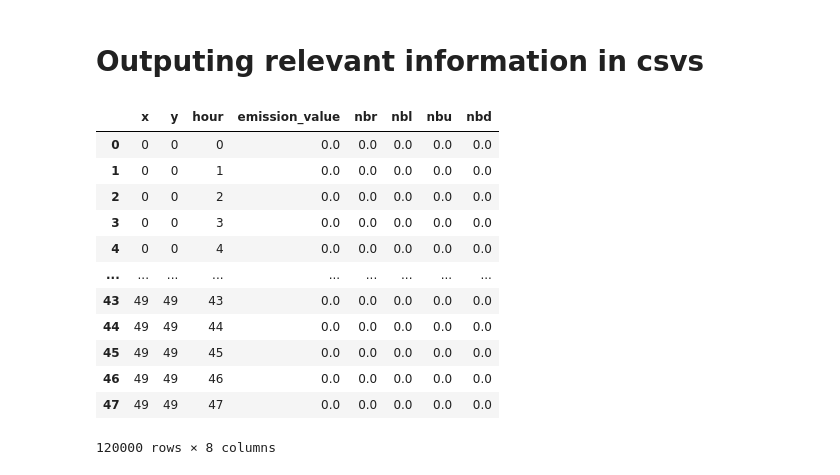
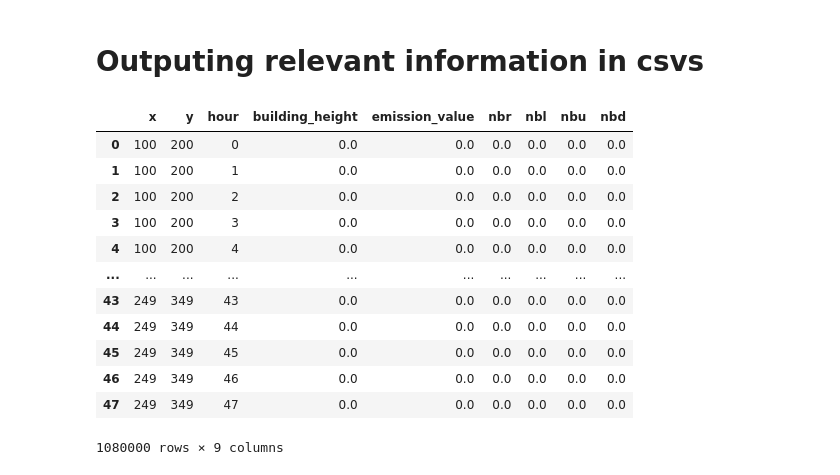
Before and after one commit to zlukich/no_palm, a Jupyter notebook: netcdf_reader.ipynb, the cells around one changed output. Cells and saved outputs as stored; diff of their text form; code cells hidden in the pictures.

```diff
--- a/netcdf_reader.ipynb
+++ b/netcdf_reader.ipynb
@@ -99,6 +99,7 @@ def add_neighbours(df,x,y):
                                     "nbu":neighbours_up["emission_value"].values,
                                     "nbd":neighbours_down["emission_value"].values})
     except:
+        df_to_append = pd.DataFrame()
         print("hello")
         #print(neighbours)
         #print(neighbours_right)
@@ -116,11 +117,13 @@ def complete_df_with_neighbours(df):
 
     '''
     maximal_x = max(df["x"])
+    minimal_x = min(df["x"])
     maximal_y = max(df["y"])
+    minimal_y = min(df["y"])
     #print(df.shape[0])
     result = pd.DataFrame()
-    for i in range(maximal_x+1):
-        for j in range(maximal_y+1):
+    for i in range(minimal_x,maximal_x+1,1):
+        for j in range(minimal_y,maximal_y+1):
             df_cell = add_neighbours(df,i ,j )
             #print(df_cell)
             result = pd.concat([result,df_cell])
@@ -131,0 +139,9 @@ ds = nc.Dataset("../data/photoshade_6km10m_lod2_chemistry.nc")
+# %%
+ds_static = nc.Dataset("../data/photoshade_6km10m_lod2_static.nc")
+buildings = pd.DataFrame(ds_static["buildings_2d"][:,:].data)
+buildings = buildings.melt(var_name = "y",value_name = "building_height")
+buildings["x"] = [i%672 for i in range(buildings.shape[0])]
+new_cols_order = ["x","y","building_height"]
+buildings = buildings[new_cols_order]
+buildings.replace(-9999,0,inplace=True) # because strange values where there are no pollutants
+buildings
@@ -171,10 +229,16 @@ pd_15hour_melted = pd_15hour_melted[new_cols_order]
 # %%
-result_1species = pd.DataFrame()
-xrange = [i for i in range(50)] # Subsetting specific grid part
-yrange = [i for i in range(50)] # Subsetting specific grid part
+result_nspecies = pd.DataFrame()
+xrange = [i for i in range(100,250,1)] # Subsetting specific grid part
+yrange = [i for i in range(200,350,1)] # Subsetting specific grid part
 for i in range(48):
-    pd_ihour_3species = pd.DataFrame(ds["emission_values"][i,0,yrange,xrange,1].data)
-    pd_ihour_3species = pd.melt(pd_ihour_3species,var_name = "y",value_name = "emission_value")
-    pd_ihour_3species["x"] = [i%len(yrange) for i in range(pd_ihour_3species.shape[0])]
-    pd_ihour_3species["hour"] = i
-    result_1species= pd.concat([result_1species,pd_ihour_3species])
+    pd_ihour_nspecies = pd.DataFrame(ds["emission_values"][i,0,yrange,xrange,0].data) #[hour,z,y,x,species]
+    pd_ihour_nspecies.index = yrange
+    pd_ihour_nspecies.columns = xrange
+    pd_ihour_nspecies = pd.melt(pd_ihour_nspecies,var_name = "x",value_name = "emission_value")
+    pd_ihour_nspecies["y"] = [i%len(yrange)+yrange[0] for i in range(pd_ihour_nspecies.shape[0])]
+    pd_ihour_nspecies["hour"] = i
+    #pd_ihour_nspecies = pd_ihour_nspecies.sort_values(["x","y"])
+    #buildings = buildings.sort_values(["x","y"])
+    #pd_ihour_nspecies["building_height"] = buildings["building_height"]
+    pd_ihour_nspecies=pd.merge(pd_ihour_nspecies,buildings, how= "inner",on = ["x","y"])
+    result_nspecies= pd.concat([result_nspecies,pd_ihour_nspecies])
@@ -234,0 +245,5 @@ df_cell
+# %%
+#result_nspecies["building_height"] = buildings.loc[(buildings["x"]<50) & (buildings["y"]<50)]["building_height"]
+new_cols_order = ["x","y","hour","building_height","emission_value"]
+result_nspecies= result_nspecies[new_cols_order]
+result_nspecies
@@ -392,22 +419,22 @@ output_emissions_no2_3["time"]
 # %% [markdown]
 # Outputing relevant information in csvs
 # %%
-completed_1species = complete_df_with_neighbours(result_1species)
+completed_1species = complete_df_with_neighbours(result_nspecies)
 completed_1species
 # %% [output]
-|  | x | y | hour | emission_value | nbr | nbl | nbu | nbd |
-| 0 | 0 | 0 | 0 | 0.0 | 0.0 | 0.0 | 0.0 | 0.0 |
-| 1 | 0 | 0 | 1 | 0.0 | 0.0 | 0.0 | 0.0 | 0.0 |
-| 2 | 0 | 0 | 2 | 0.0 | 0.0 | 0.0 | 0.0 | 0.0 |
-| 3 | 0 | 0 | 3 | 0.0 | 0.0 | 0.0 | 0.0 | 0.0 |
-| 4 | 0 | 0 | 4 | 0.0 | 0.0 | 0.0 | 0.0 | 0.0 |
-| ... | ... | ... | ... | ... | ... | ... | ... | ... |
-| 43 | 49 | 49 | 43 | 0.0 | 0.0 | 0.0 | 0.0 | 0.0 |
-| 44 | 49 | 49 | 44 | 0.0 | 0.0 | 0.0 | 0.0 | 0.0 |
-| 45 | 49 | 49 | 45 | 0.0 | 0.0 | 0.0 | 0.0 | 0.0 |
-| 46 | 49 | 49 | 46 | 0.0 | 0.0 | 0.0 | 0.0 | 0.0 |
-| 47 | 49 | 49 | 47 | 0.0 | 0.0 | 0.0 | 0.0 | 0.0 |
+|  | x | y | hour | building_height | emission_value | nbr | nbl | nbu | nbd |
+| 0 | 100 | 200 | 0 | 0.0 | 0.0 | 0.0 | 0.0 | 0.0 | 0.0 |
+| 1 | 100 | 200 | 1 | 0.0 | 0.0 | 0.0 | 0.0 | 0.0 | 0.0 |
+| 2 | 100 | 200 | 2 | 0.0 | 0.0 | 0.0 | 0.0 | 0.0 | 0.0 |
+| 3 | 100 | 200 | 3 | 0.0 | 0.0 | 0.0 | 0.0 | 0.0 | 0.0 |
+| 4 | 100 | 200 | 4 | 0.0 | 0.0 | 0.0 | 0.0 | 0.0 | 0.0 |
+| ... | ... | ... | ... | ... | ... | ... | ... | ... | ... |
+| 43 | 249 | 349 | 43 | 0.0 | 0.0 | 0.0 | 0.0 | 0.0 | 0.0 |
+| 44 | 249 | 349 | 44 | 0.0 | 0.0 | 0.0 | 0.0 | 0.0 | 0.0 |
+| 45 | 249 | 349 | 45 | 0.0 | 0.0 | 0.0 | 0.0 | 0.0 | 0.0 |
+| 46 | 249 | 349 | 46 | 0.0 | 0.0 | 0.0 | 0.0 | 0.0 | 0.0 |
+| 47 | 249 | 349 | 47 | 0.0 | 0.0 | 0.0 | 0.0 | 0.0 | 0.0 |
-120000 rows × 8 columns
+1080000 rows × 9 columns
 # %%
 completed_1species_out = complete_df_with_neighbours(result_1species_output)
 completed_1species_out
```
Also changed, not shown: parts of 20 cells of this notebook, 2 other files.
